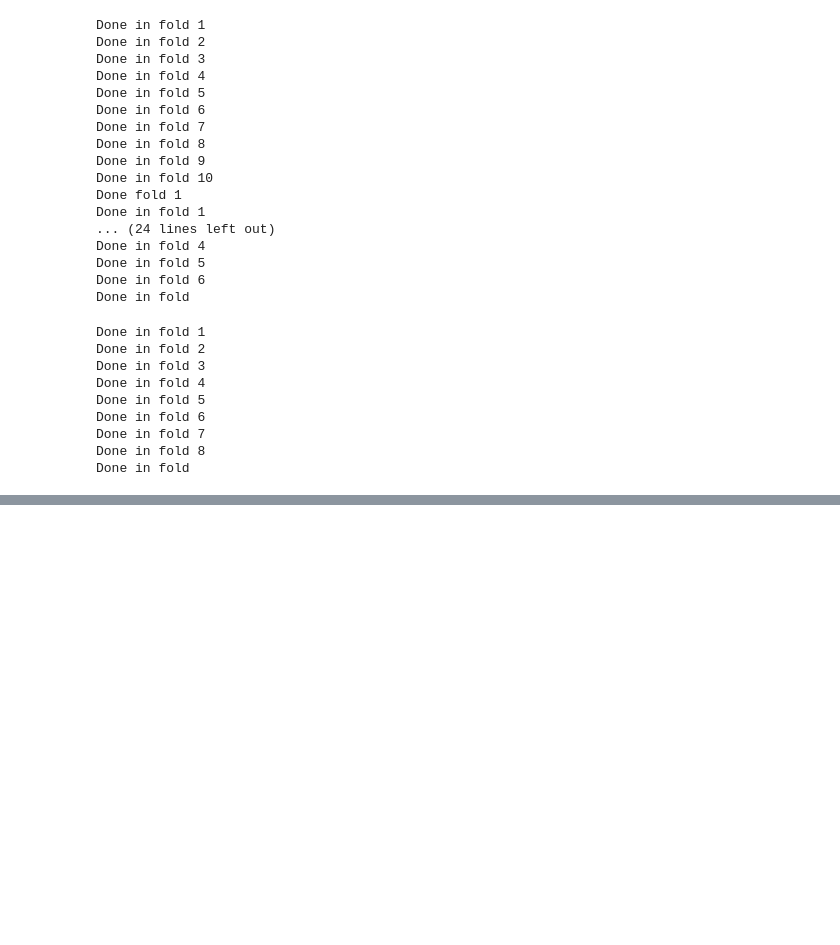
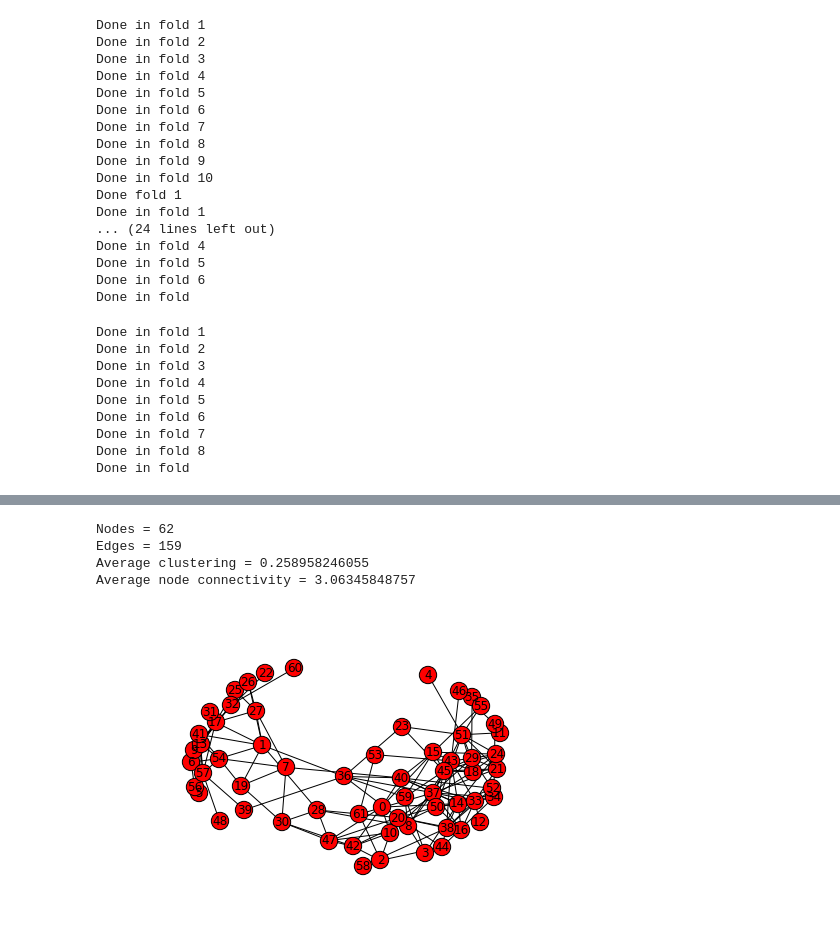
Before and after one commit to libfun/Course_m1_2015, a Jupyter notebook: ipynb/Link_Prediction_2.ipynb, the cells around one changed output, grey strips where cells are left out. Cells and saved outputs as stored; diff of their text form; code cells hidden in the pictures; blank space fills up the shorter version.

```diff
--- a/ipynb/Link_Prediction_2.ipynb
+++ b/ipynb/Link_Prediction_2.ipynb
@@ -1215,0 +1239,15 @@ Done in fold
+# %%
+newman_dolphins = nx.read_gml('./netws/newman/dolphins/dolphins.gml')
+fixed_newman_dolphins = nx.Graph(nx.convert_node_labels_to_integers(newman_dolphins, first_label = 0))
+G = fixed_newman_dolphins
+nx.draw(G, with_labels = True)
+print 'Nodes = {}'.format(G.number_of_nodes())
+print 'Edges = {}'.format(G.number_of_edges())
+print 'Average clustering = {}'.format(nx.average_clustering(G))
+print 'Average node connectivity = {}'.format(nx.average_node_connectivity(G))
+# %% [output]
+Nodes = 62
+Edges = 159
+Average clustering = 0.258958246055
+Average node connectivity = 3.06345848757
+[figure, added]
```
Also changed, not shown: parts of 12 cells of this notebook.
